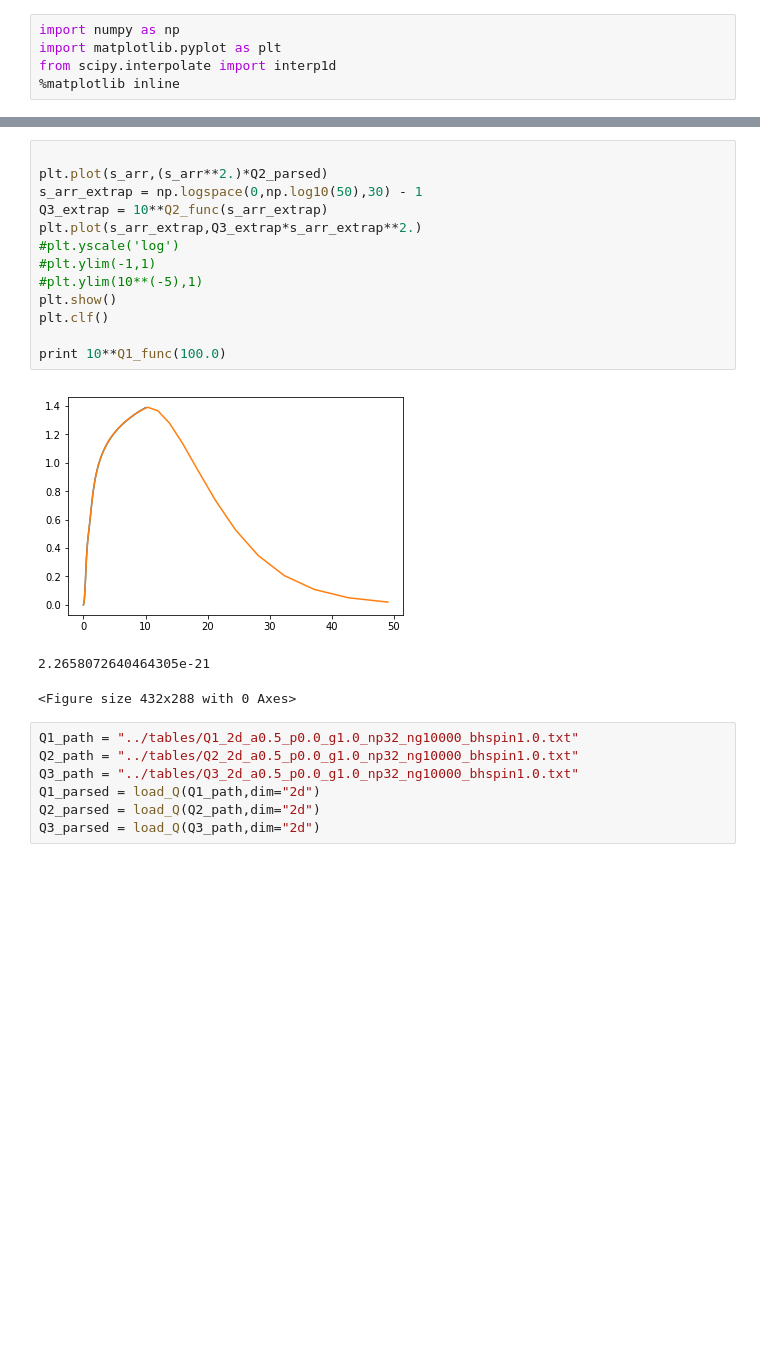
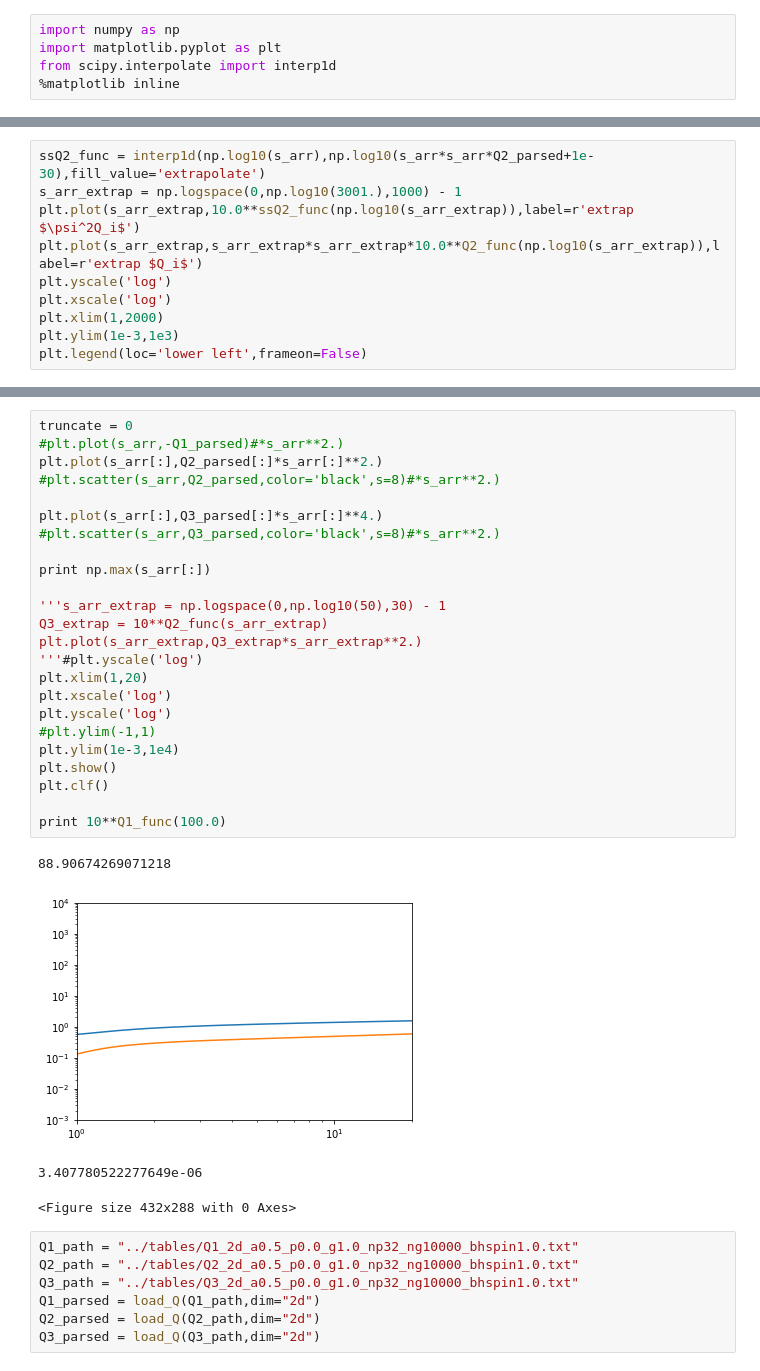
Before and after one commit to nomahen/twisted_disk_1d, a Jupyter notebook: notebooks/visualize_coefficients.ipynb, the cells around one changed output, grey strips where cells are left out. Saved outputs shown, nothing was run; the diff lists cells and outputs as text; blank space fills up the shorter version.

```diff
--- a/notebooks/visualize_coefficients.ipynb
+++ b/notebooks/visualize_coefficients.ipynb
@@ -44,0 +48,10 @@ plt.plot(s_arr,10.0**ssQ2_func(s_arr))
+# %%
+ssQ2_func = interp1d(np.log10(s_arr),np.log10(s_arr*s_arr*Q2_parsed+1e-30),fill_value='extrapolate')
+s_arr_extrap = np.logspace(0,np.log10(3001.),1000) - 1
+plt.plot(s_arr_extrap,10.0**ssQ2_func(np.log10(s_arr_extrap)),label=r'extrap $\psi^2Q_i$')
+plt.plot(s_arr_extrap,s_arr_extrap*s_arr_extrap*10.0**Q2_func(np.log10(s_arr_extrap)),label=r'extrap $Q_i$')
+plt.yscale('log')
+plt.xscale('log')
+plt.xlim(1,2000)
+plt.ylim(1e-3,1e3)
+plt.legend(loc='lower left',frameon=False)
@@ -45,20 +81,32 @@ plt.plot(s_arr,10.0**ssQ2_func(s_arr))
 # %%
+truncate = 0
+#plt.plot(s_arr,-Q1_parsed)#*s_arr**2.)
+plt.plot(s_arr[:],Q2_parsed[:]*s_arr[:]**2.)
+#plt.scatter(s_arr,Q2_parsed,color='black',s=8)#*s_arr**2.)
 
-plt.plot(s_arr,(s_arr**2.)*Q2_parsed)
-s_arr_extrap = np.logspace(0,np.log10(50),30) - 1
+plt.plot(s_arr[:],Q3_parsed[:]*s_arr[:]**4.)
+#plt.scatter(s_arr,Q3_parsed,color='black',s=8)#*s_arr**2.)
+
+print np.max(s_arr[:])
+
+'''s_arr_extrap = np.logspace(0,np.log10(50),30) - 1
 Q3_extrap = 10**Q2_func(s_arr_extrap)
 plt.plot(s_arr_extrap,Q3_extrap*s_arr_extrap**2.)
-#plt.yscale('log')
+'''#plt.yscale('log')
+plt.xlim(1,20)
+plt.xscale('log')
+plt.yscale('log')
 #plt.ylim(-1,1)
-#plt.ylim(10**(-5),1)
+plt.ylim(1e-3,1e4)
 plt.show()
 plt.clf()
 
 print 10**Q1_func(100.0)
 # %% [output]
+88.90674269071218
-[figure, old version]
+[figure, new version]
-2.2658072640464305e-21
-<Figure size 432x288 with 0 Axes>
+3.407780522277649e-06
+<Figure size 432x288 with 0 Axes>
 # %%
 Q1_path = "../tables/Q1_2d_a0.5_p0.0_g1.0_np32_ng10000_bhspin1.0.txt"
 Q2_path = "../tables/Q2_2d_a0.5_p0.0_g1.0_np32_ng10000_bhspin1.0.txt"
```
Also changed, not shown: parts of 4 cells of this notebook, 23 other files.
